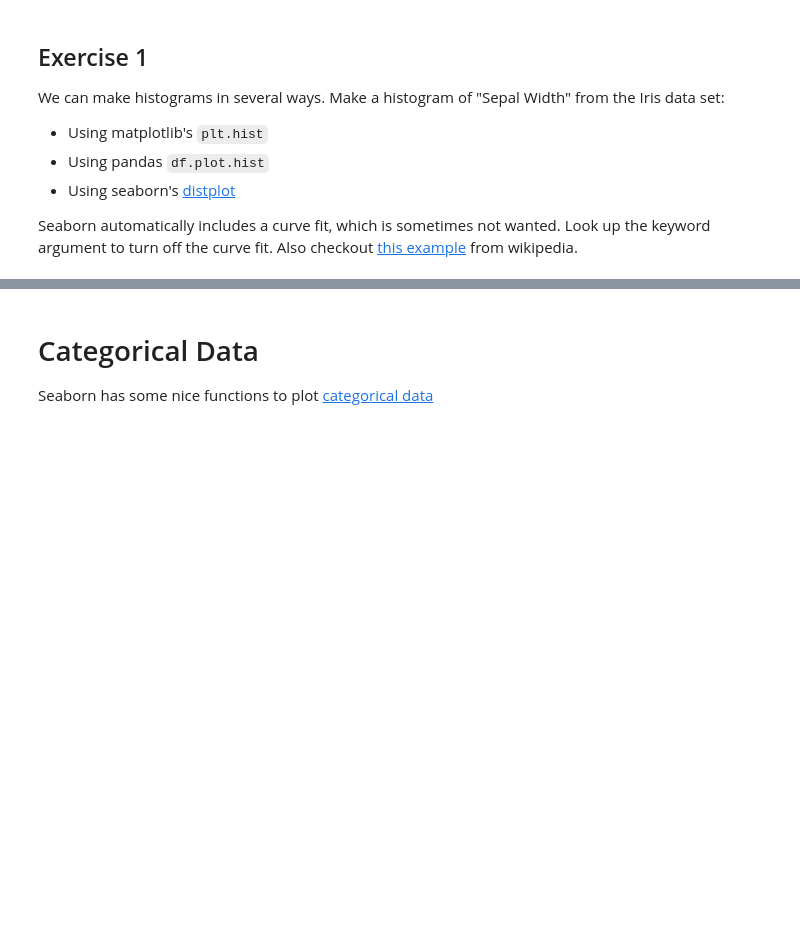
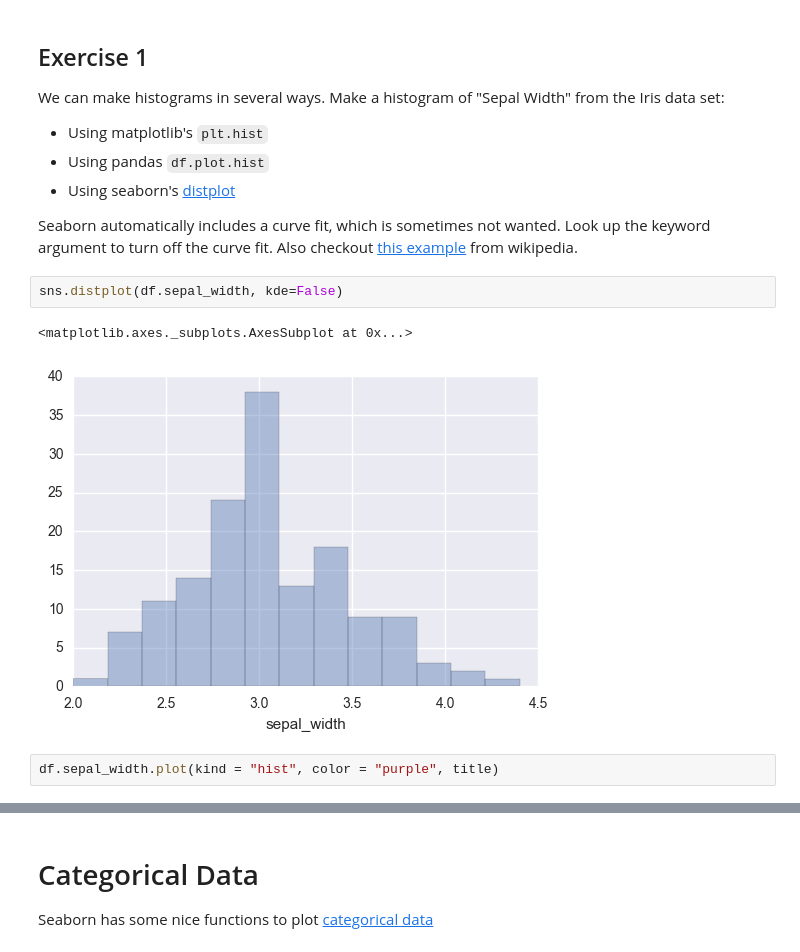
Before and after one commit to edrake23/Class-Work-, a Jupyter notebook: lesson-05/code/Data Visualization Lab.ipynb, the cells around one changed output, grey strips where cells are left out. Saved outputs shown, nothing was run; the diff lists cells and outputs as text; blank space fills up the shorter version.

```diff
--- a/lesson-05/code/Data Visualization Lab.ipynb
+++ b/lesson-05/code/Data Visualization Lab.ipynb
@@ -162,3 +155,10 @@ We can make histograms in several ways. Make a histogram of "Sepal Width" from t
 * Using seaborn's [distplot](https://stanford.edu/~mwaskom/software/seaborn/tutorial/distributions.html)
 
 Seaborn automatically includes a curve fit, which is sometimes not wanted. Look up the keyword argument to turn off the curve fit. Also checkout [this example](https://en.wikipedia.org/wiki/File:Fisher_iris_versicolor_sepalwidth.svg) from wikipedia.
+# %%
+sns.distplot(df.sepal_width, kde=False)
+# %% [output]
+<matplotlib.axes._subplots.AxesSubplot at 0x...>
+[figure, added]
+# %%
+df.sepal_width.plot(kind = "hist", color = "purple", title)
```
Also changed, not shown: parts of 11 cells of this notebook, 1 other file.
